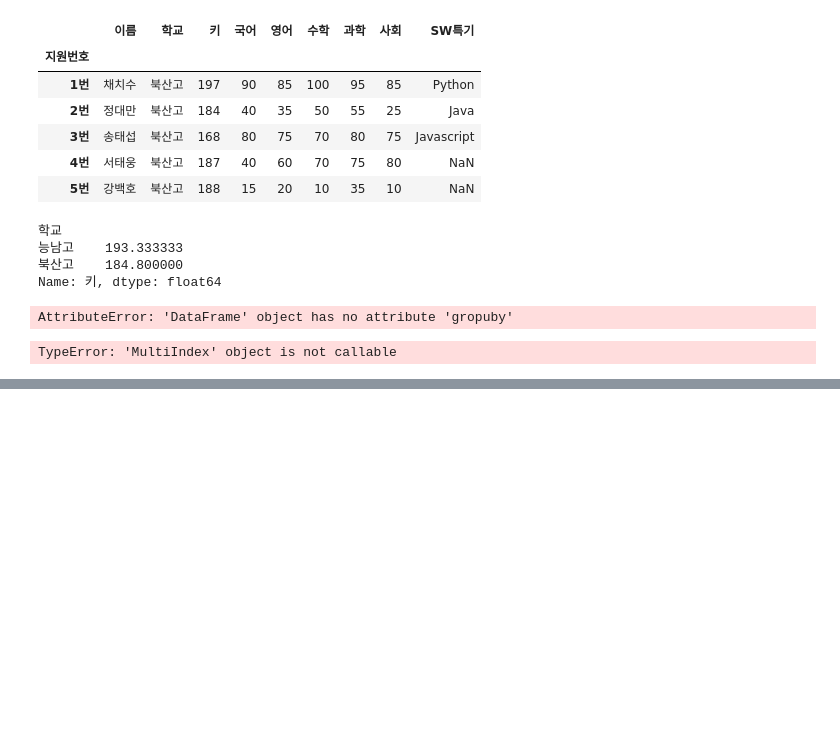
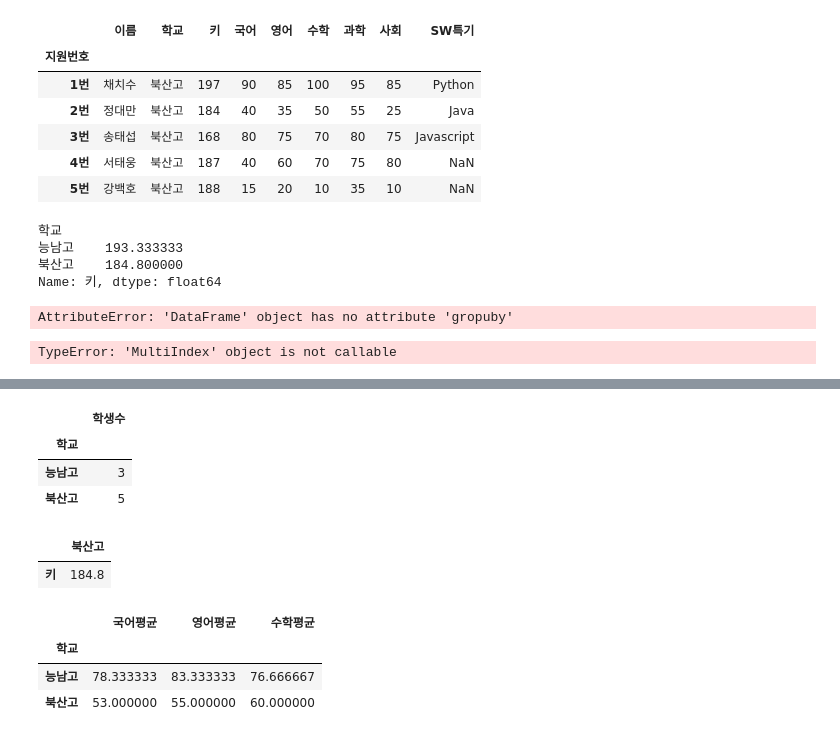
Before and after one commit to Kims-club98/python-project, a Jupyter notebook: 03.데이터분석/01시리즈/14그룹화.ipynb, the cells around one changed output, grey strips where cells are left out. Cells and saved outputs as stored; diff of their text form; code cells hidden in the pictures; blank space fills up the shorter version.

```diff
--- a/03.데이터분석/01시리즈/14그룹화.ipynb
+++ b/03.데이터분석/01시리즈/14그룹화.ipynb
@@ -100,0 +108,25 @@ df_score.to_csv('data/학생성적.csv')
+# %%
+#해당하는 학교의 학생 추출 size + 2차항변으로  변경(.to_frame())
+df.groupby('학교',).size().to_frame('학생수')
+# %% [output]
+|  | 학생수 |
+| 학교 |  |
+| 능남고 | 3 |
+| 북산고 | 5 |
+# %%
+#학교를 기준으로 키의 평균을 2차항변으로 추출
+df2=df.groupby('학교')['키'].mean().to_frame()
+df2.loc['북산고'].to_frame()
+# %% [output]
+|  | 북산고 |
+| 키 | 184.8 |
+# %%
+#학교별 국어, 영어, 수학의 평균을 추출
+df2=df.groupby('학교')[['국어','영어','수학']].mean()
+df2.columns=['국어평균','영어평균','수학평균']
+df2
+# %% [output]
+|  | 국어평균 | 영어평균 | 수학평균 |
+| 학교 |  |  |  |
+| 능남고 | 78.333333 | 83.333333 | 76.666667 |
+| 북산고 | 53.000000 | 55.000000 | 60.000000 |
```
Also changed, not shown: parts of 13 cells of this notebook, 13 other files.
